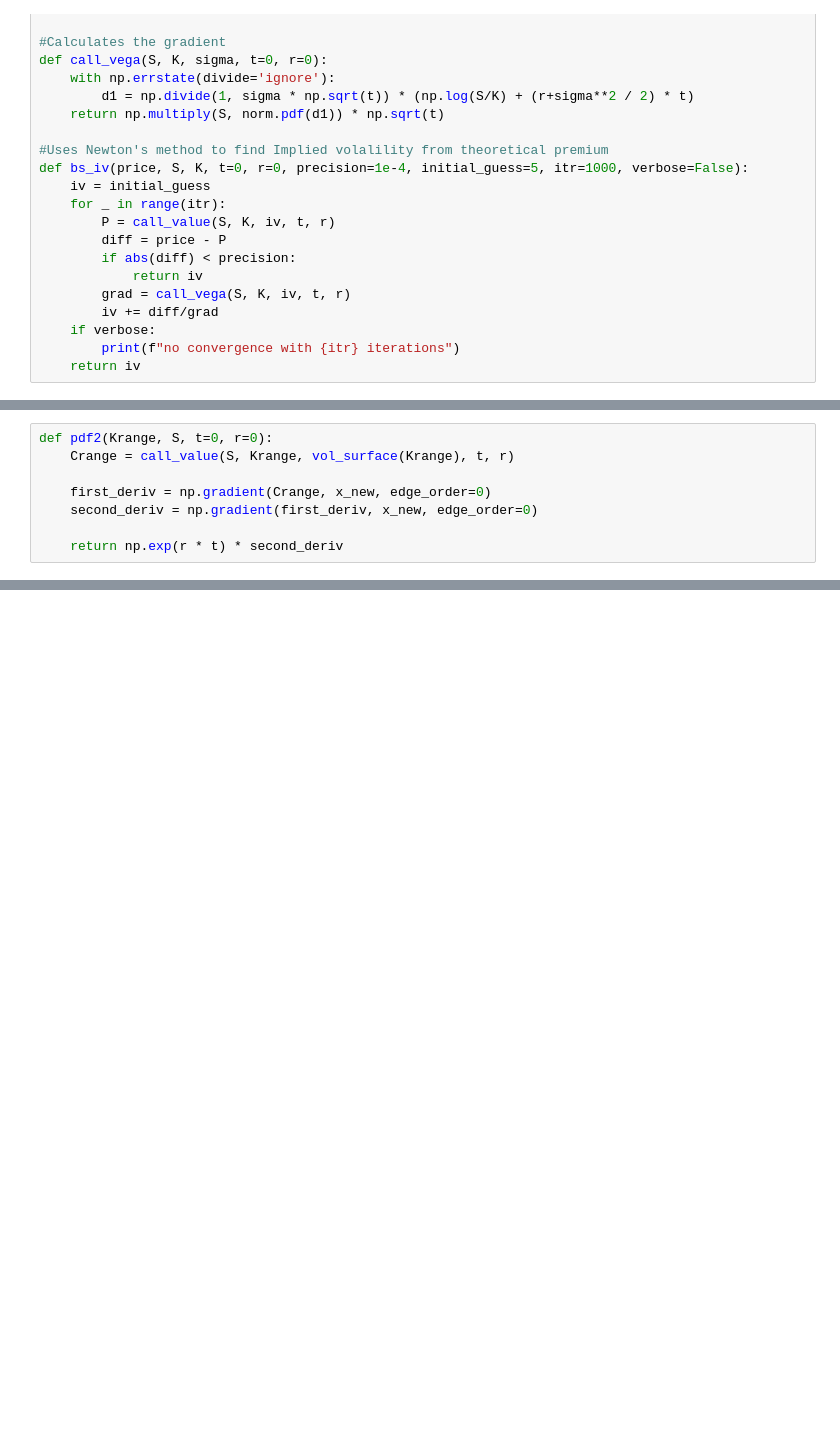
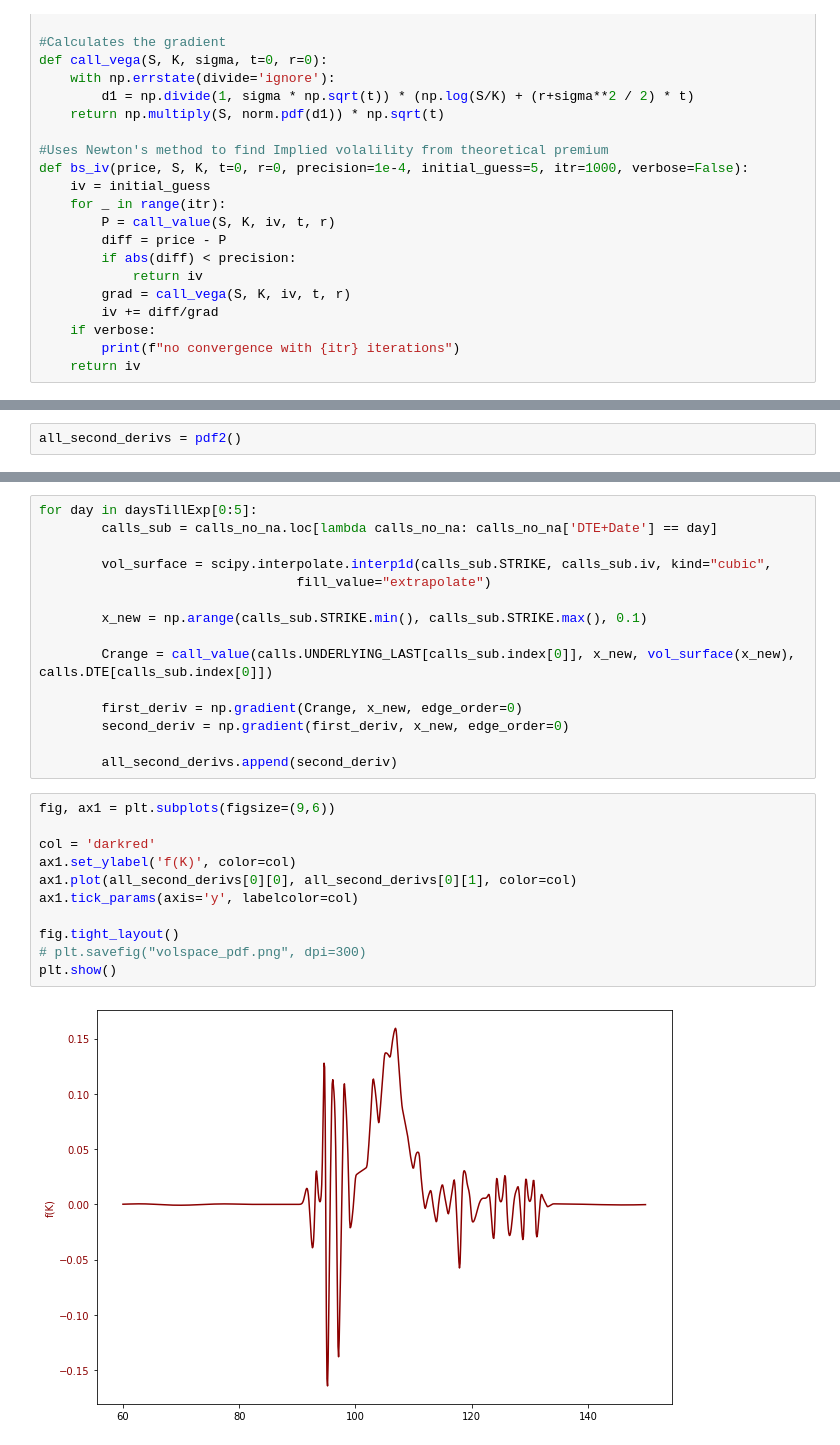
Before and after one commit to piluguji/HooHacks, a Jupyter notebook: MarketExpectation.ipynb, the cells around one changed output, grey strips where cells are left out. Saved outputs shown, nothing was run; the diff lists cells and outputs as text; blank space fills up the shorter version.

```diff
--- a/MarketExpectation.ipynb
+++ b/MarketExpectation.ipynb
@@ -130,8 +139,0 @@ ValueError: operands could not be broadcast together with shapes (50,) (850,)
-# %%
-def pdf2(Krange, S, t=0, r=0):
-    Crange = call_value(S, Krange, vol_surface(Krange), t, r)
-
-    first_deriv = np.gradient(Crange, x_new, edge_order=0)
-    second_deriv = np.gradient(first_deriv, x_new, edge_order=0)
-
-    return np.exp(r * t) * second_deriv
@@ -137,0 +159,2 @@ def pdf2(Krange, S, t=0, r=0):
+# %%
+all_second_derivs = pdf2()
@@ -137,0 +181,28 @@ def pdf2(Krange, S, t=0, r=0):
+# %%
+for day in daysTillExp[0:5]:
+        calls_sub = calls_no_na.loc[lambda calls_no_na: calls_no_na['DTE+Date'] == day]
+
+        vol_surface = scipy.interpolate.interp1d(calls_sub.STRIKE, calls_sub.iv, kind="cubic",
+                                 fill_value="extrapolate")
+
+        x_new = np.arange(calls_sub.STRIKE.min(), calls_sub.STRIKE.max(), 0.1)
+
+        Crange = call_value(calls.UNDERLYING_LAST[calls_sub.index[0]], x_new, vol_surface(x_new), calls.DTE[calls_sub.index[0]])
+
+        first_deriv = np.gradient(Crange, x_new, edge_order=0)
+        second_deriv = np.gradient(first_deriv, x_new, edge_order=0)
+
+        all_second_derivs.append(second_deriv)
+# %%
+fig, ax1 = plt.subplots(figsize=(9,6))
+
+col = 'darkred'
+ax1.set_ylabel('f(K)', color=col)
+ax1.plot(all_second_derivs[0][0], all_second_derivs[0][1], color=col)
+ax1.tick_params(axis='y', labelcolor=col)
+
+fig.tight_layout()
+# plt.savefig("volspace_pdf.png", dpi=300)
+plt.show()
+# %% [output]
+[figure, added]
```
Also changed, not shown: parts of 16 cells of this notebook, 2 other files.
